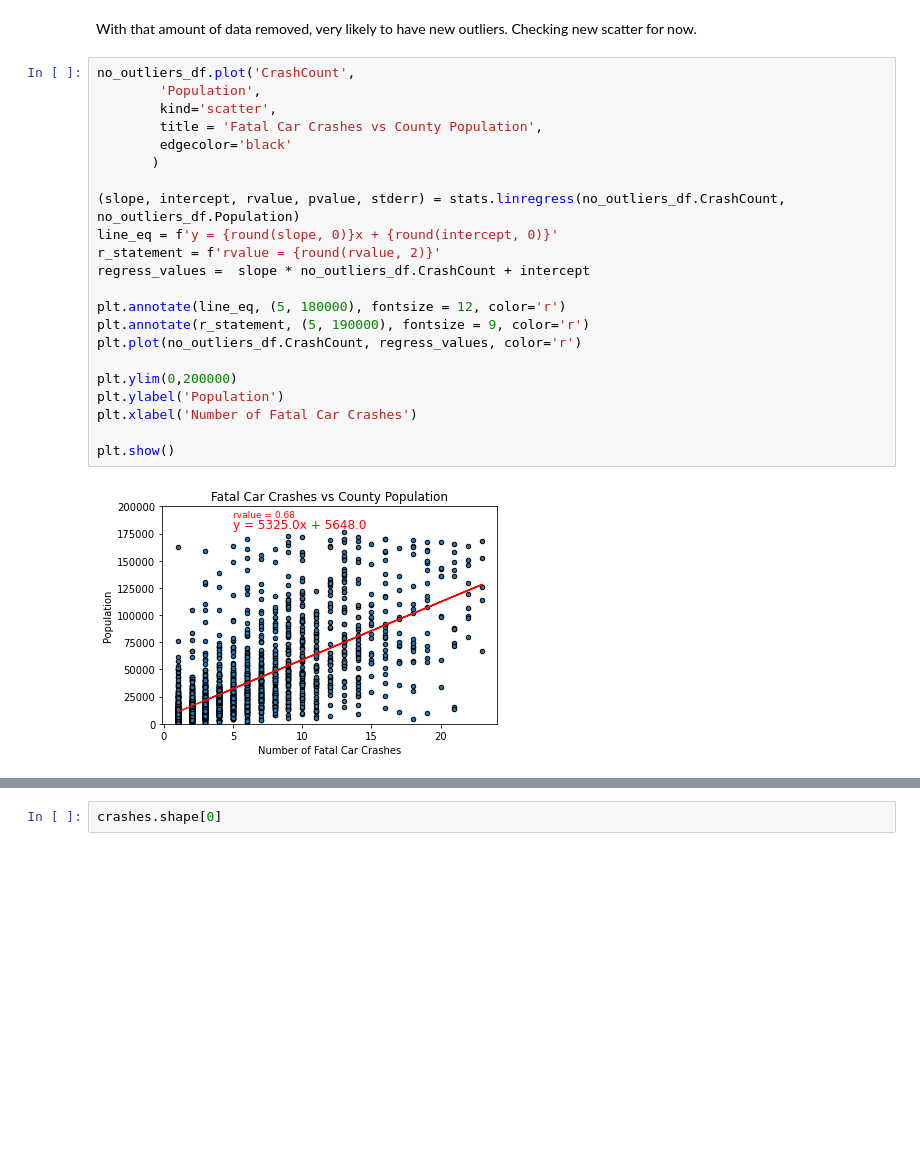
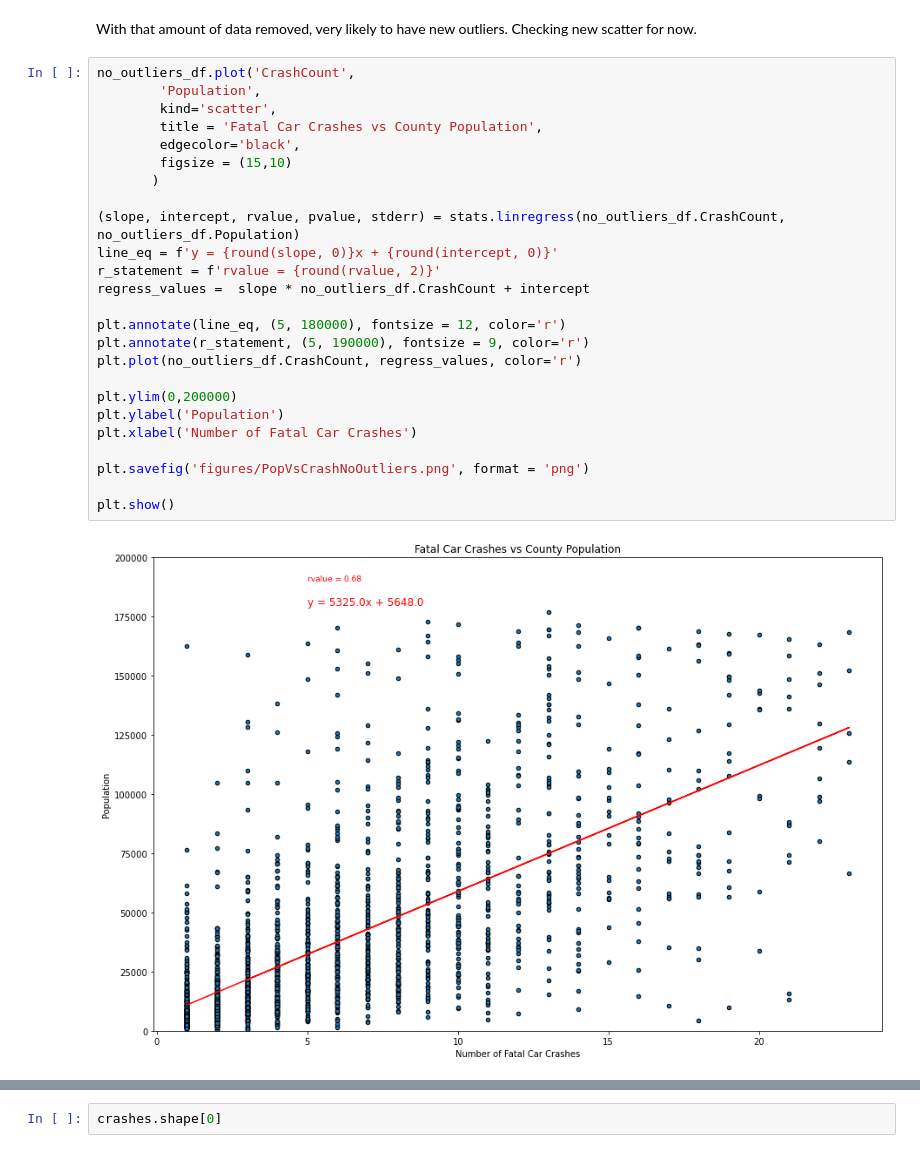
Before and after one commit to jordanroessle/project-one, a Jupyter notebook: pop_vs_crashes_analysis.ipynb, the cells around one changed output, grey strips where cells are left out. Drawn from its saved outputs; the diff is of its cells as text; blank space fills up the shorter version.

```diff
--- a/pop_vs_crashes_analysis.ipynb
+++ b/pop_vs_crashes_analysis.ipynb
@@ -89,27 +92,30 @@ Checking new scatter for now.
 # %%
 no_outliers_df.plot('CrashCount',
         'Population',
         kind='scatter',
         title = 'Fatal Car Crashes vs County Population',
-        edgecolor='black'
+        edgecolor='black',
+        figsize = (15,10)
        )
 
 (slope, intercept, rvalue, pvalue, stderr) = stats.linregress(no_outliers_df.CrashCount, no_outliers_df.Population)
 line_eq = f'y = {round(slope, 0)}x + {round(intercept, 0)}'
 r_statement = f'rvalue = {round(rvalue, 2)}'
 regress_values =  slope * no_outliers_df.CrashCount + intercept
 
 plt.annotate(line_eq, (5, 180000), fontsize = 12, color='r')
 plt.annotate(r_statement, (5, 190000), fontsize = 9, color='r')
 plt.plot(no_outliers_df.CrashCount, regress_values, color='r')
 
 plt.ylim(0,200000)
 plt.ylabel('Population')
 plt.xlabel('Number of Fatal Car Crashes')
 
+plt.savefig('figures/PopVsCrashNoOutliers.png', format = 'png')
+
 plt.show()
 # %% [output]
-[figure, old version]
+[figure, new version]
 # %%
 #I want to take a look at data > 23 since that is a very low number of crashes
 #277 of the 398 outliers are contained in this dataframe
```
Also changed, not shown: parts of 3 cells of this notebook, 4 other files.
